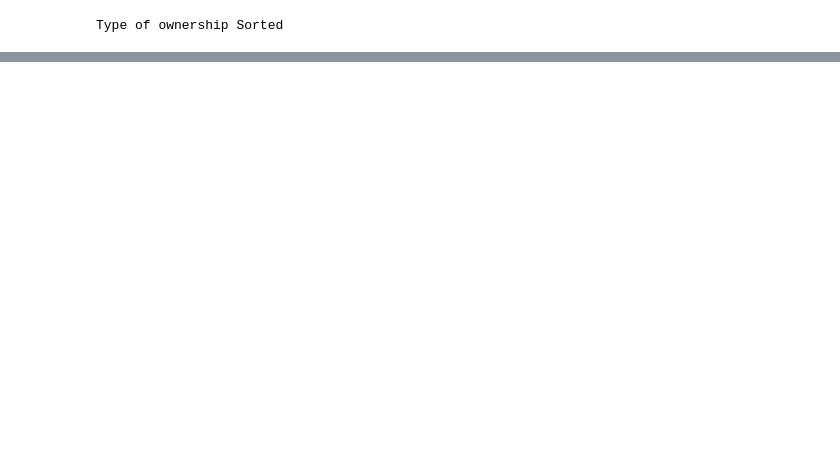
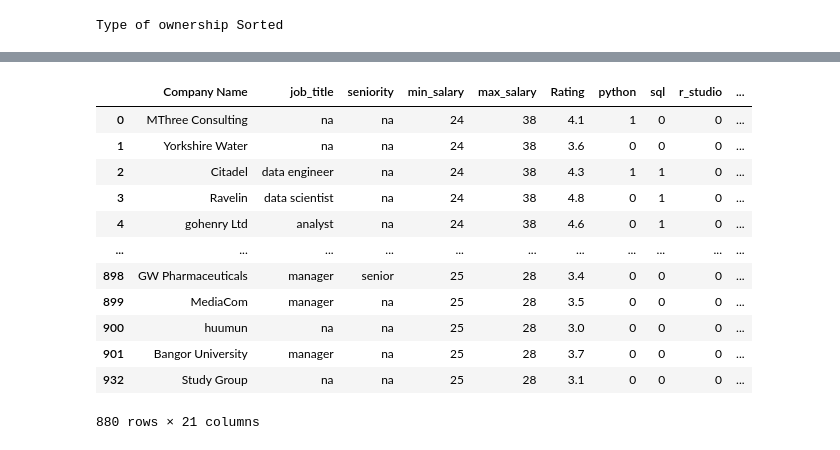
Before and after one commit to saurabhsatasia/Mini-Projects, a Jupyter notebook: salary-estimator/data_cleaning.ipynb, the cells around one changed output, grey strips where cells are left out. Cells and saved outputs as stored; diff of their text form; code cells hidden in the pictures; blank space fills up the shorter version.

```diff
--- a/salary-estimator/data_cleaning.ipynb
+++ b/salary-estimator/data_cleaning.ipynb
@@ -240,6 +240,8 @@ def industry_simplifier(typ):
     elif 'cable' in typ or 'internet' in typ or 'advertising' in typ or 'telecommunications' in typ: return 'telecommunication'
     elif 'federal' in typ or 'state' in typ or 'securtiy' in typ or 'consulting' or 'social' in typ in typ: return 'public'
     else: return 'na'
+# %%
+df.drop('Sector', axis=1, inplace=True)
 # %%
 df['sector'] = df['Industry'].apply(industry_simplifier)
 # %%
@@ -445,6 +449,6 @@ Index(['Job Title', 'Salary Estimate', 'Job Description', 'Rating',
       dtype='object')
 # %%
-final_df = df
+final_df = df.copy()
 # %%
 final_df.drop(['Job Title','Salary Estimate', 'Job Description','Size', 'Founded', 'Location','Industry'], axis=1, inplace=True)
 final_df.columns
@@ -456,0 +481,22 @@ Index(['Rating', 'Company Name', 'Type of ownership', 'Sector', 'Revenue',
+# %%
+arr_column = ['Company Name', 'job_title','seniority','min_salary', 'max_salary','Rating',
+          'python','sql','r_studio','spark','aws','excel','sector','age',
+          'Revenue','Type of ownership','description_len','min_employees','max_employees','avg_size', 'avg_salary']
+# rearranging columns
+final_df.reset_index(drop=True, inplace=True)
+# %%
+final_df[arr_column]
+# %% [output]
+|  | Company Name | job_title | seniority | min_salary | max_salary | Rating | python | sql | r_studio | ... |
+| 0 | MThree Consulting | na | na | 24 | 38 | 4.1 | 1 | 0 | 0 | ... |
+| 1 | Yorkshire Water | na | na | 24 | 38 | 3.6 | 0 | 0 | 0 | ... |
+| 2 | Citadel | data engineer | na | 24 | 38 | 4.3 | 1 | 1 | 0 | ... |
+| 3 | Ravelin | data scientist | na | 24 | 38 | 4.8 | 0 | 1 | 0 | ... |
+| 4 | gohenry Ltd | analyst | na | 24 | 38 | 4.6 | 0 | 1 | 0 | ... |
+| ... | ... | ... | ... | ... | ... | ... | ... | ... | ... | ... |
+| 898 | GW Pharmaceuticals | manager | senior | 25 | 28 | 3.4 | 0 | 0 | 0 | ... |
+| 899 | MediaCom | manager | na | 25 | 28 | 3.5 | 0 | 0 | 0 | ... |
+| 900 | huumun | na | na | 25 | 28 | 3.0 | 0 | 0 | 0 | ... |
+| 901 | Bangor University | manager | na | 25 | 28 | 3.7 | 0 | 0 | 0 | ... |
+| 932 | Study Group | na | na | 25 | 28 | 3.1 | 0 | 0 | 0 | ... |
+880 rows × 21 columns
```
Also changed, not shown: parts of 14 cells of this notebook.
